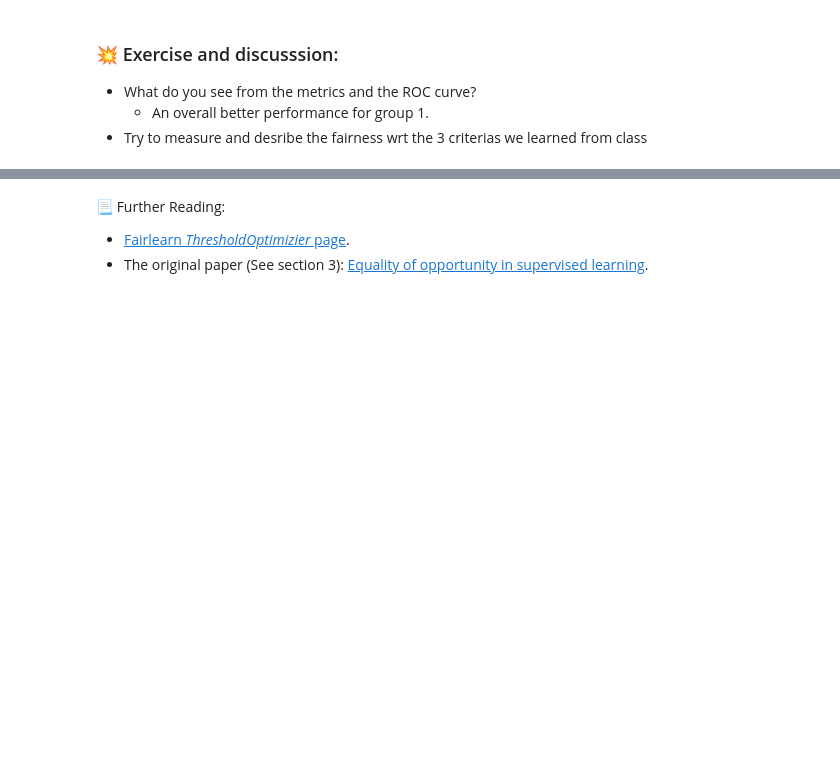
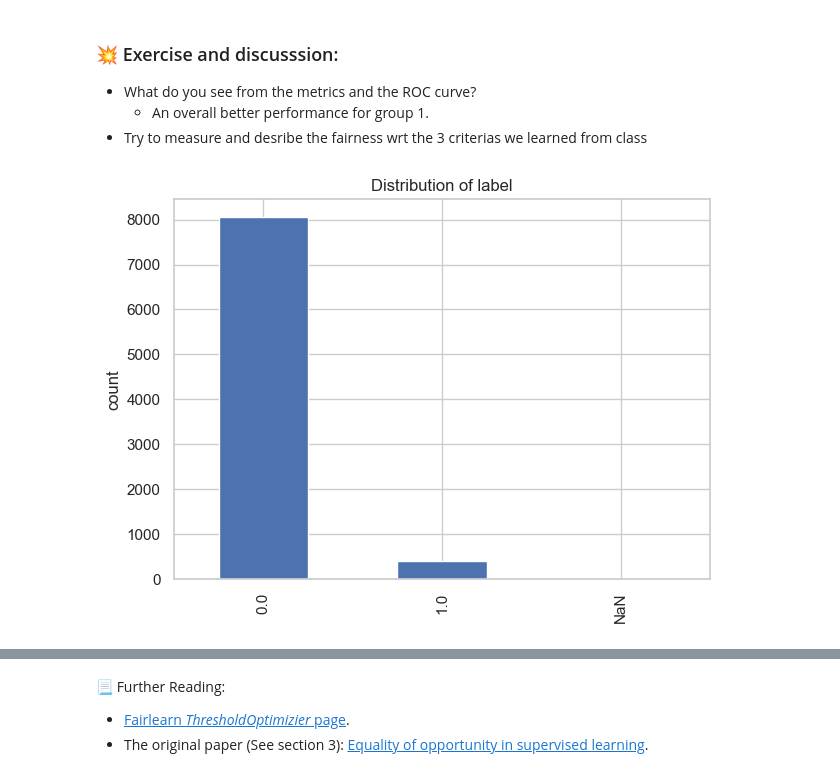
Before and after one commit to MathiasDamsgaard/RAI_fairness_project, a Jupyter notebook: exercise.ipynb, the cells around one changed output, grey strips where cells are left out. Drawn from its saved outputs; the diff is of its cells as text; code cells hidden in the pictures; blank space fills up the shorter version.

```diff
--- a/exercise.ipynb
+++ b/exercise.ipynb
@@ -315,6 +315,14 @@ plot_roc_simple(test_lab, test_prob, test_a, test_pred,
 * What do you see from the metrics and the ROC curve?
     - An overall better performance for group 1.
 * Try to measure and desribe the fairness wrt the 3 criterias we learned from class
+# %%
+# Plot label distribution in test set
+test_df = pd.DataFrame({'label':test_lab})
+plot_distribution_by_value(test_df, 'label')
+
+# See a clear difference in label distribution for images with and without a disease
+# %% [output]
+[figure, added]
 # %% [markdown]
 ## 3. Bias mitigation using Fairlearn
 
```
Also changed, not shown: parts of 7 cells of this notebook.
